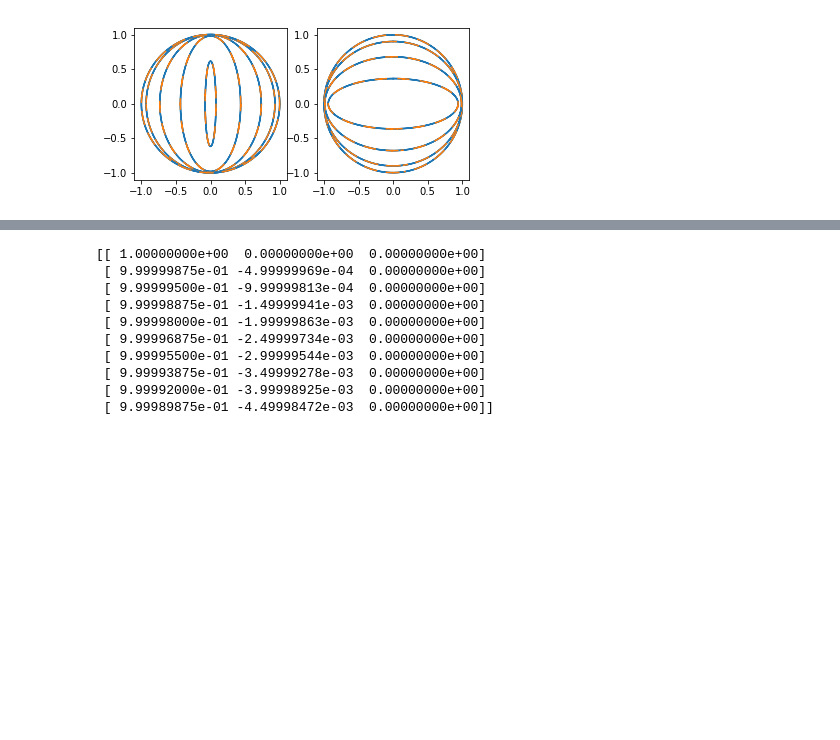
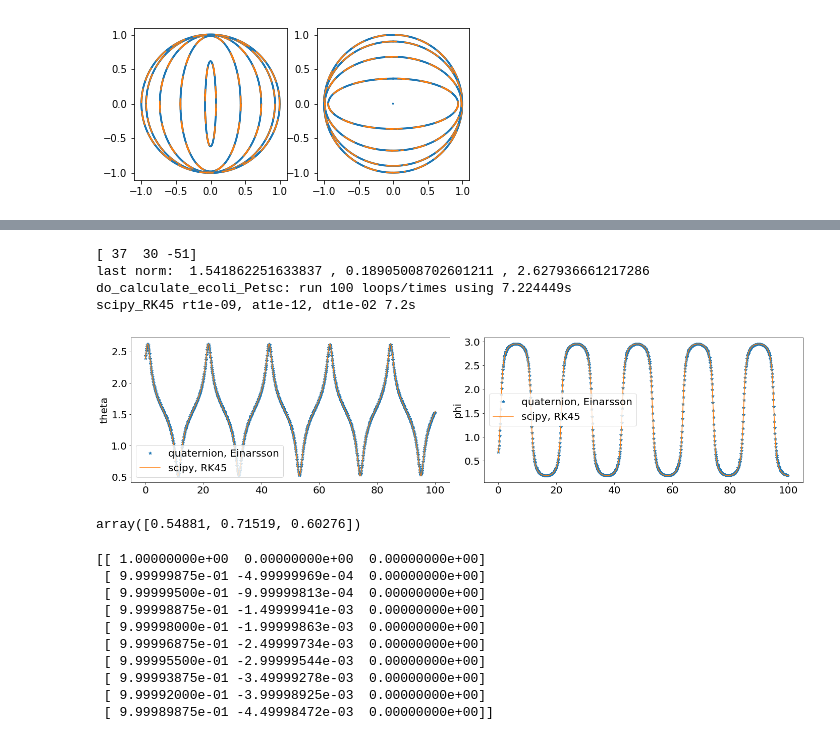
Before and after one commit to pcmagic/stokes_flow, a Jupyter notebook: head_Force/Orientational trajectories.ipynb, the cells around one changed output, grey strips where cells are left out. Cells and saved outputs as stored; diff of their text form; code cells hidden in the pictures; blank space fills up the shorter version.

```diff
--- a/head_Force/Orientational trajectories.ipynb
+++ b/head_Force/Orientational trajectories.ipynb
@@ -243,3 +250,7 @@ E = np.array([
 ])
 # %% [markdown]
 # Validate code against axisymmetric case (Jeffery orbits)
+# %%
+t1 = np.array((0, 1, 0))
+t2 = np.array((0, 0, -1))
+print(np.cross(t1, t2))
@@ -292,3 +321,69 @@ plt.show()
+# %%
+# dbg my code, compare with this code.
+max_t = 100
+eval_dt = 1e-2
+tnorm = np.random.randint(-100, 100, size=3)
+print(tnorm)
+norm = np.array((tnorm[0], tnorm[2], -tnorm[1]))
+norm = norm / np.linalg.norm(norm)
+tlateral_norm = np.random.sample(3)
+tlateral_norm = tlateral_norm / np.linalg.norm(tlateral_norm)
+tlateral_norm = tlateral_norm - norm * np.dot(norm, tlateral_norm)
+tlateral_norm = tlateral_norm / np.linalg.norm(tlateral_norm)
+P0 = norm / np.linalg.norm(norm)
+P20 = tlateral_norm / np.linalg.norm(tlateral_norm)
+e = np.identity(3)
+e0 = np.vstack((np.cross(P0, P20), P0, P20)).T
+tR = rotMatrix_DCM(*e0, *e)
+q0 = Quaternion()
+q0.set_wxyz(*quaternion.as_float_array(quaternion.from_rotation_matrix(tR)))
+
+l = 1
+k = 3
+L = (l**2-1)/(l**2+1)
+K = (k**2-1)/(k**2+1)
+
+(ts, qs, n1s, n2s, n3s) = jeffery_numerical(L, K, q0, Omega, E, dt=eval_dt, max_t=max_t, return_n1s=True)
+t_theta_all = np.arccos(n2s[:, 1] / np.linalg.norm(n2s, axis=1))
+t_phi_all = np.arctan2(-n2s[:, 2], n2s[:, 0])
+t_phi_all = np.hstack([t1 + 2 * np.pi if t1 < 0 else t1 for t1 in t_phi_all])  # (-pi,pi) -> (0, 2pi)
+
+
+# passive ellipse Rk method.
+importlib.reload(spf_tb)
+t0 = time()
+update_fun='RK45'
+rtol=1e-9
+atol=1e-12
+save_every = 1
+
+Table_t, Table_dt, Table_X, Table_P, Table_P2, Table_theta, Table_phi, Table_psi, Table_eta \
+   = spf_tb.do_calculate_ellipse_RK(tnorm, 0, max_t, update_fun=update_fun,
+                                     rtol=rtol, atol=atol)
+t1 = time()
+print('last norm: ', Table_theta[-1], ',', Table_phi[-1], ',', Table_psi[-1])
+print('%s: run %d loops/times using %fs' % ('do_calculate_ecoli_Petsc', max_t, (t1 - t0)))
+print('%s_%s rt%.0e, at%.0e, dt%.0e %.1fs' % ('scipy', update_fun, rtol, atol, eval_dt, (t1 - t0)))
+
+fig, axs = plt.subplots(nrows=1, ncols=2, figsize=(20, 5))
+for axi, ty, ylabel in zip(axs.flatten(), (t_theta_all, t_phi_all), ('theta', 'phi')):
+    axi.plot(ts, ty, '*', label='quaternion, Einarsson', markevery=10)
+for axi, ty, ylabel in zip(axs.flatten(), (Table_theta, Table_phi), ('theta', 'phi')):
+    axi.plot(Table_t, ty, label='scipy, RK45')
+    axi.set_ylabel(ylabel)
+    axi.legend()
+plt.tight_layout()
+# %% [output]
+[ 37  30 -51]
+last norm:  1.541862251633837 , 0.18905008702601211 , 2.627936661217286
+do_calculate_ecoli_Petsc: run 100 loops/times using 7.224449s
+scipy_RK45 rt1e-09, at1e-12, dt1e-02 7.2s
+[figure, added]
+# %%
+np.random.seed(0)
+np.random.sample(3)
+# %% [output]
+array([0.54881, 0.71519, 0.60276])
 # %%
 q0 = Quaternion(axis=[0,1,0], angle=0)
 l = 1
```
Also changed, not shown: parts of 3 cells of this notebook, 15 other files.
